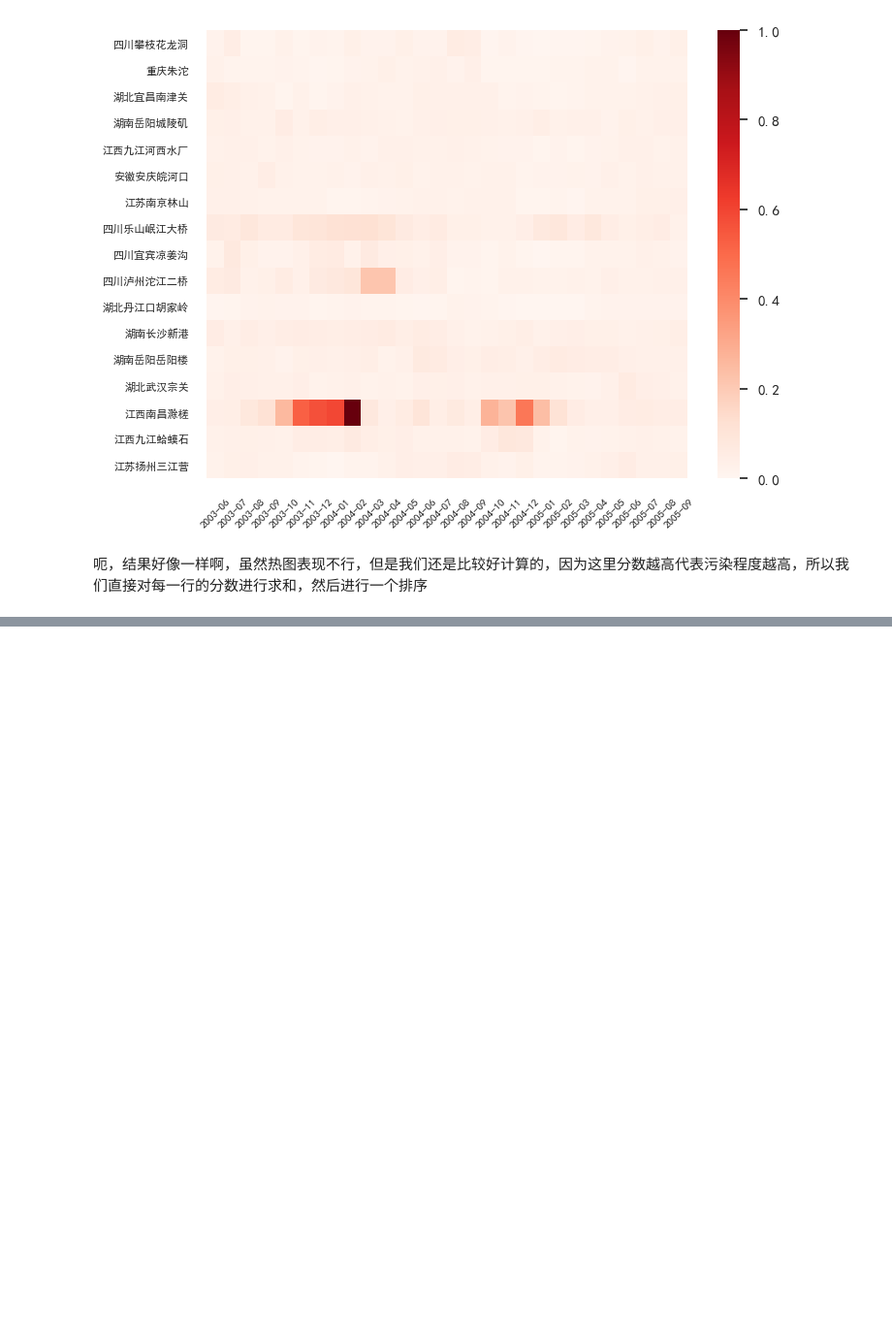
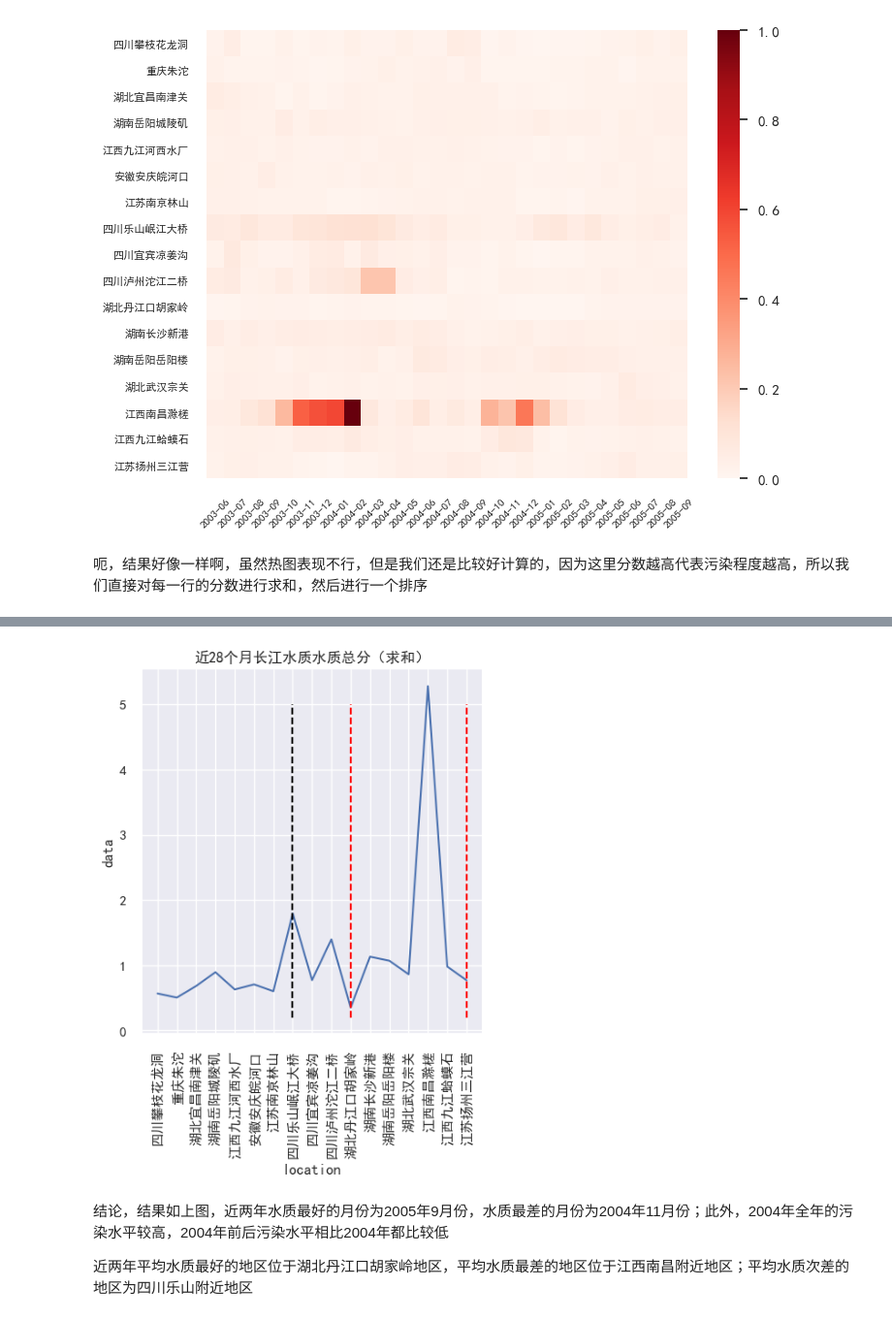
Before and after one commit to maxfanxd/2023mathematical-maxfan, a Jupyter notebook: Practice/第一次练习.ipynb, the cells around one changed output, grey strips where cells are left out. Shown at 97% size. Cells and saved outputs as stored; diff of their text form; code cells hidden in the pictures; blank space fills up the shorter version.

```diff
--- a/Practice/第一次练习.ipynb
+++ b/Practice/第一次练习.ipynb
@@ -574,0 +607,12 @@ plt.show()
+# %%
+### 计算不同区域的污染程度
+data2 = np.zeros((17,1))
+for i in range(17):
+    for j in range(28):
+        data2[i]+=p_score[i+j*17]
+data2
+
+df2=pd.DataFrame(data2)#这时原列表中的每个元素对应一条数据
+df2['location']=location
+df2.columns=['data','location']
+df2.head()
@@ -574,0 +626,14 @@ plt.show()
+# %%
+# 按列分面折线图
+sns.relplot(data=df2, x='location', y='data', kind="line", dashes=False, markers=True)
+plt.xticks(rotation=90)
+plt.title('近28个月长江水质水质总分（求和）')
+plt.vlines([16,10], 0.2, 5, linestyles='dashed', colors='red')
+plt.vlines([7], 0.2, 5, linestyles='dashed', colors='black')
+plt.show()
+# %% [output]
+[figure, added]
+# %% [markdown]
+结论，结果如上图，近两年水质最好的月份为2005年9月份，水质最差的月份为2004年11月份；此外，2004年全年的污染水平较高，2004年前后污染水平相比2004年都比较低
+
+近两年平均水质最好的地区位于湖北丹江口胡家岭地区，平均水质最差的地区位于江西南昌附近地区；平均水质次差的地区为四川乐山附近地区
```
Also changed, not shown: parts of 40 cells of this notebook, 5 other files.
